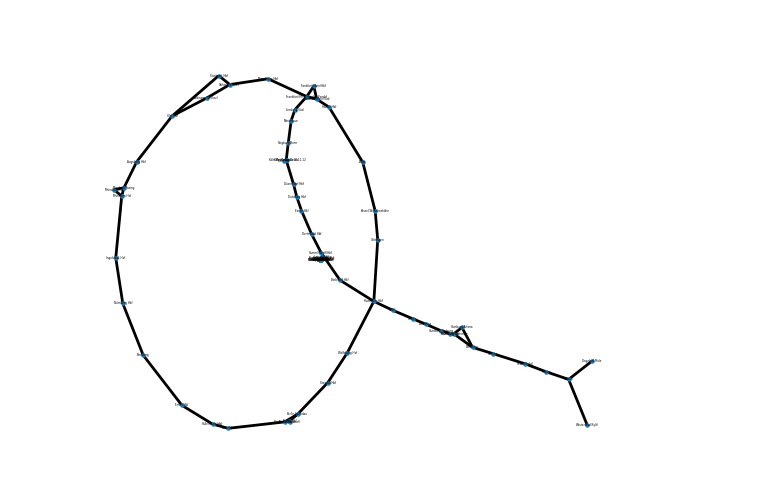
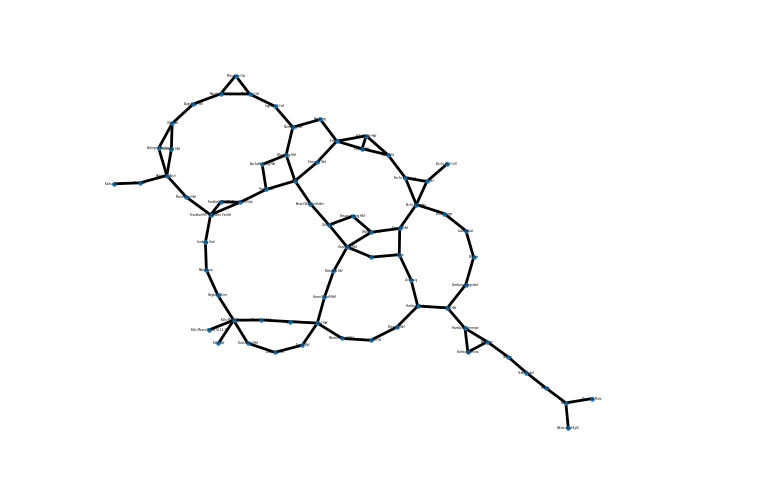
Before and after one commit to lumaghg/heidelberg-train-monitor, a Jupyter notebook: src/de/draw_graph.ipynb, the cells around one changed output. Drawn from its saved outputs; the diff is of its cells as text; code cells hidden in the pictures.

Commit message:
removed fake long travel times on hamburg berlin

```diff
--- a/src/de/draw_graph.ipynb
+++ b/src/de/draw_graph.ipynb
@@ -27,33 +27,34 @@ G.add_edges_from(edges)
 # %%
 
 if True:
     import matplotlib.pyplot as plt
 
     nodes = list(G.nodes())
 
 
     #pos = nx.spring_layout(G, seed=4, pos=initial_pos, fixed=['8002549','8011160','8000152','8000105','8000261'], weight='attraction_force', iterations=500)  # positions for all nodes - seed for reproducibility
-    pos = nx.kamada_kawai_layout(G, weight='travel_cost')
+    #pos = nx.kamada_kawai_layout(G, weight='travel_cost')
+    pos = nx.kamada_kawai_layout(G)
     # nodes
     nx.draw_networkx_nodes(G, pos, node_size=5)
 
     # edges
     nx.draw_networkx_edges(G, pos, edgelist=G.edges, width=2)
 
     # node labels
     labels = {n: d["station_name"] for n, d in G.nodes(data=True)}
     nx.draw_networkx_labels(G, pos, font_size=2, font_family="sans-serif", labels=labels)
     # edge weight labels
     edge_labels = nx.get_edge_attributes(G, "travel_cost")
     #nx.draw_networkx_edge_labels(G, pos,font_size=5, edge_labels=edge_labels)
 
     ax = plt.gca()
     ax.margins(0.08)
     plt.axis("off")
     plt.tight_layout()
 
-    plt.savefig("graph.png", format="png", dpi=300, bbox_inches='tight')
+    plt.savefig("graph.png", format="png", dpi=900, bbox_inches='tight')
 
     plt.show()
 # %% [output]
-[figure, old version]
+[figure, new version]
```
Also changed, not shown: 3 other files.
